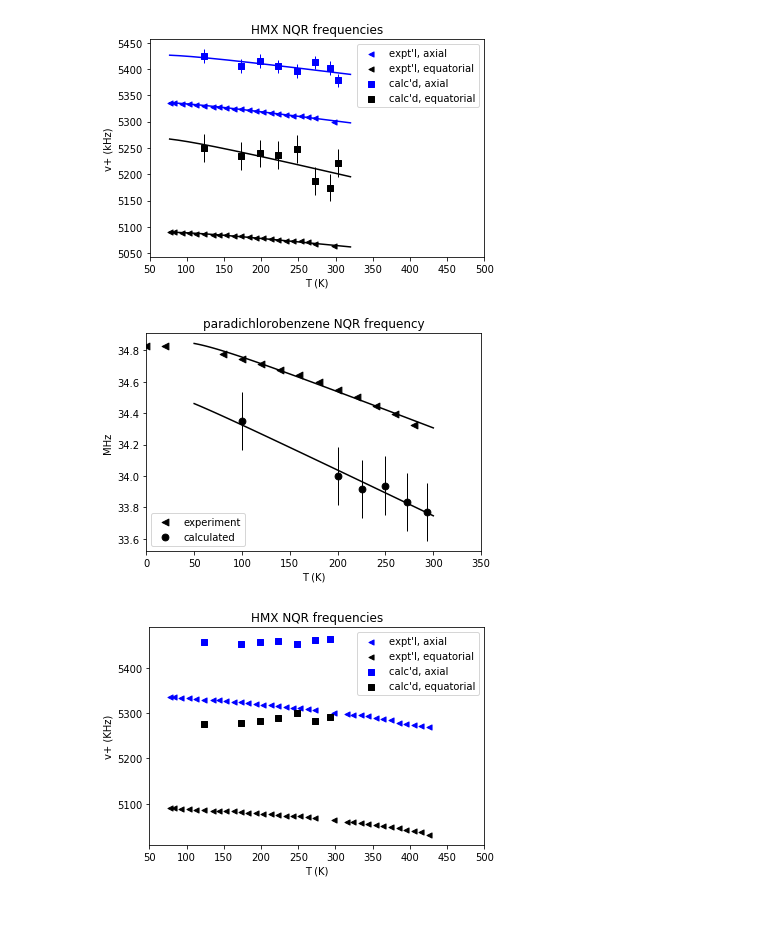
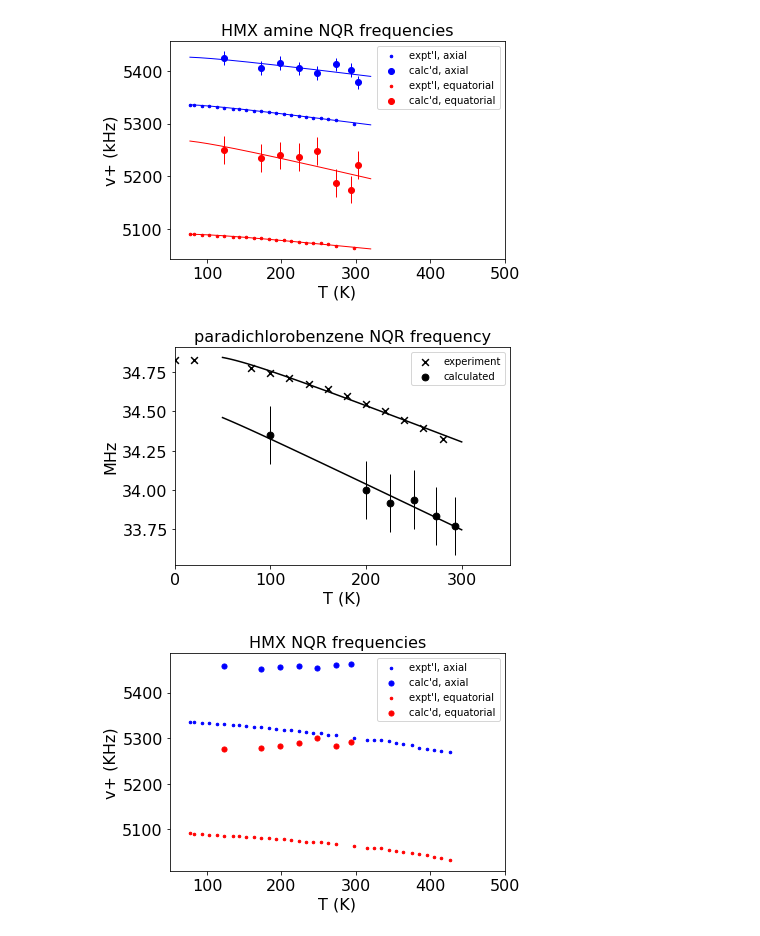
Before and after one commit to Altoidnerd/python-pwscf, a Jupyter notebook: data_analysis/apsplots.ipynb, the cells around one changed output. Cells and saved outputs as stored; diff of their text form; code cells hidden in the pictures.

```diff
--- a/data_analysis/apsplots.ipynb
+++ b/data_analysis/apsplots.ipynb
@@ -62,19 +62,31 @@ calc_fit_eq = [ fitCalcEquit(item) for item in dom ]
 
 def main():
 
+  SMALL_SIZE = 10
+  MEDIUM_SIZE = 12
+  BIGGER_SIZE = 16
+
+  plt.rc('font', size=BIGGER_SIZE)          # controls default text sizes
+  plt.rc('axes', titlesize=BIGGER_SIZE)     # fontsize of the axes title
+  plt.rc('axes', labelsize=BIGGER_SIZE)    # fontsize of the x and y labels
+  plt.rc('xtick', labelsize=BIGGER_SIZE)    # fontsize of the tick labels
+  plt.rc('ytick', labelsize=BIGGER_SIZE)    # fontsize of the tick labels
+  plt.rc('legend', fontsize=SMALL_SIZE)    # legend fontsize
+  plt.rc('figure', titlesize=BIGGER_SIZE)  # fontsize of the figure title
+
   #beta = unichr(0x3b2).encode('utf-8')
   beta = 'beta'
-  title = "HMX NQR frequencies"
-  plt.scatter( exptT[:-12], expt_vplus_axial[:-12],      marker='<', color='b', s=26, label='expt\'l, axial')
-  plt.scatter( exptT[:-12], expt_vplus_equitorial[:-12], marker='<', color='k', s=26, label='expt\'l, equatorial')
-  plt.scatter( calcT, calc_vplus_axial,                  marker="s", color='b', s=26, label='calc\'d, axial')
-  plt.scatter( calcT, calc_vplus_equitorial,             marker="s", color='k', s=26, label='calc\'d, equatorial')
+  title = "HMX amine NQR frequencies"
+  plt.scatter( exptT[:-12], expt_vplus_axial[:-12],      marker='.', color='b', s=26, label='expt\'l, axial')
+  plt.scatter( calcT, calc_vplus_axial,                  marker="o", color='b', s=36, label='calc\'d, axial')
+  plt.scatter( exptT[:-12], expt_vplus_equitorial[:-12], marker='.', color='r', s=26, label='expt\'l, equatorial')
+  plt.scatter( calcT, calc_vplus_equitorial,             marker="o", color='r', s=36, label='calc\'d, equatorial')
   plt.errorbar(calcT, calc_vplus_axial, yerr=np.std(calc_vplus_axial),color='b',linewidth=1, fmt='none')
-  plt.errorbar(calcT, calc_vplus_equitorial, yerr=np.std(calc_vplus_equitorial), color='k', linewidth=1,fmt='none')
-  plt.plot(dom, expr_fit_ax, color='b')
-  plt.plot(dom, calc_fit_ax, color='b')
-  plt.plot(dom, expr_fit_eq, color='k')
-  plt.plot(dom, calc_fit_eq, color='k')
+  plt.errorbar(calcT, calc_vplus_equitorial, yerr=np.std(calc_vplus_equitorial), color='r', linewidth=1,fmt='none')
+  plt.plot(dom, expr_fit_ax, color='b', linewidth=1)
+  plt.plot(dom, calc_fit_ax, color='b', linewidth=1)
+  plt.plot(dom, expr_fit_eq, color='r', linewidth=1)
+  plt.plot(dom, calc_fit_eq, color='r', linewidth=1)
   plt.title(title)
   plt.xlabel("T (K)")
   plt.ylabel("v+ (kHz)")
@@ -86,7 +98,7 @@ def main():
 if __name__ == '__main__':
   main()
 # %% [output]
-[figure, old version]
+[figure, new version]
 # %%
 #!/usr/bin/env python3
 
@@ -165,36 +177,48 @@ calcFit=[
 
 def fitF(a,b,c,T):
   return a+b*T+c/T
 
 def fitExp(T):
   return fitF(35.0232215, -0.002357, -3.1041262, T)
 
 def fitCalc(T):
   return fitF(34.6266672, -0.002923, -1.0001559, T)
 
+  SMALL_SIZE = 10
+  MEDIUM_SIZE = 12
+  BIGGER_SIZE = 16
+
+  plt.rc('font', size=BIGGER_SIZE)          # controls default text sizes
+  plt.rc('axes', titlesize=BIGGER_SIZE)     # fontsize of the axes title
+  plt.rc('axes', labelsize=BIGGER_SIZE)    # fontsize of the x and y labels
+  plt.rc('xtick', labelsize=BIGGER_SIZE)    # fontsize of the tick labels
+  plt.rc('ytick', labelsize=BIGGER_SIZE)    # fontsize of the tick labels
+  plt.rc('legend', fontsize=BIGGER_SIZE)    # legend fontsize
+  plt.rc('figure', titlesize=BIGGER_SIZE)
+
 dom = np.linspace(50,300,100)
 expr_fit       = [ fitExp(item) for item in dom ]
 calc_fit       = [ fitCalc(item) for item in dom]
 
-plt.scatter(exptT, exptFq, marker='<', s=46, color='k', label='experiment')
+plt.scatter(exptT, exptFq, marker='x', s=46, color='k', label='experiment')
 #plt.plot(exptT[:-1], exptFit)
 plt.plot(dom, expr_fit, color='k')
 plt.scatter(calcT, calcFq, marker='o', s=46,color='k', label='calculated')
 plt.errorbar(calcT, calcFq, yerr=np.std(calcFq), linewidth=1,color='k', fmt='none')
 plt.xlim(0,350)
 #plt.plot(calcT,calcFit)
 plt.plot(dom, calc_fit, color='k')
 
-plt.legend(loc=3)
+plt.legend(loc=1)
 
 plt.title("paradichlorobenzene NQR frequency")
 plt.xlabel("T (K)")
 plt.ylabel('MHz')
 plt.savefig('pcl2p.pdf', format='pdf')
 
 plt.show()
 # %% [output]
-[figure, old version]
+[figure, new version]
 # %%
 # -*- coding: utf-8 -*-
 
@@ -238,14 +262,24 @@ calc_vplus_axial     = [5457.9, 5452.2, 5457.2, 5458.8,  5453.4,  5460.8, 5463.5
 calc_vplus_equitorial= [5276.9, 5279.2, 5282.3, 5290.0,  5300.5,  5282.8, 5291.7   ]
 
 def main():
+  SMALL_SIZE = 10
+  MEDIUM_SIZE = 12
+  BIGGER_SIZE = 16
 
+  plt.rc('font', size=BIGGER_SIZE)          # controls default text sizes
+  plt.rc('axes', titlesize=BIGGER_SIZE)     # fontsize of the axes title
+  plt.rc('axes', labelsize=BIGGER_SIZE)    # fontsize of the x and y labels
+  plt.rc('xtick', labelsize=BIGGER_SIZE)    # fontsize of the tick labels
+  plt.rc('ytick', labelsize=BIGGER_SIZE)    # fontsize of the tick labels
+  plt.rc('legend', fontsize=SMALL_SIZE)    # legend fontsize
+  plt.rc('figure', titlesize=BIGGER_SIZE)
   #beta = unichr(0x3b2).encode('utf-8')
   beta = 'beta'
   title = "HMX NQR frequencies"
-  plt.scatter(exptT, expt_vplus_axial,      marker='<', color='b', s=26, label='expt\'l, axial')
-  plt.scatter(exptT, expt_vplus_equitorial, marker='<', color='k', s=26, label='expt\'l, equatorial')
-  plt.scatter(calcT, calc_vplus_axial,      marker="s", color='b', s=26, label='calc\'d, axial')
-  plt.scatter(calcT, calc_vplus_equitorial, marker="s", color='k', s=26, label='calc\'d, equatorial')
+  plt.scatter(exptT, expt_vplus_axial,      marker='.', color='b', s=26, label='expt\'l, axial')
+  plt.scatter(calcT, calc_vplus_axial,      marker="o", color='b', s=26, label='calc\'d, axial')
+  plt.scatter(exptT, expt_vplus_equitorial, marker='.', color='r', s=26, label='expt\'l, equatorial')
+  plt.scatter(calcT, calc_vplus_equitorial, marker="o", color='r', s=26, label='calc\'d, equatorial')
 
   plt.title(title)
   plt.legend(loc=1)
@@ -258,4 +292,4 @@ def main():
 if __name__ == '__main__':
   main()
 # %% [output]
-[figure, old version]
+[figure, new version]
```
Also changed, not shown: 3 other files.
